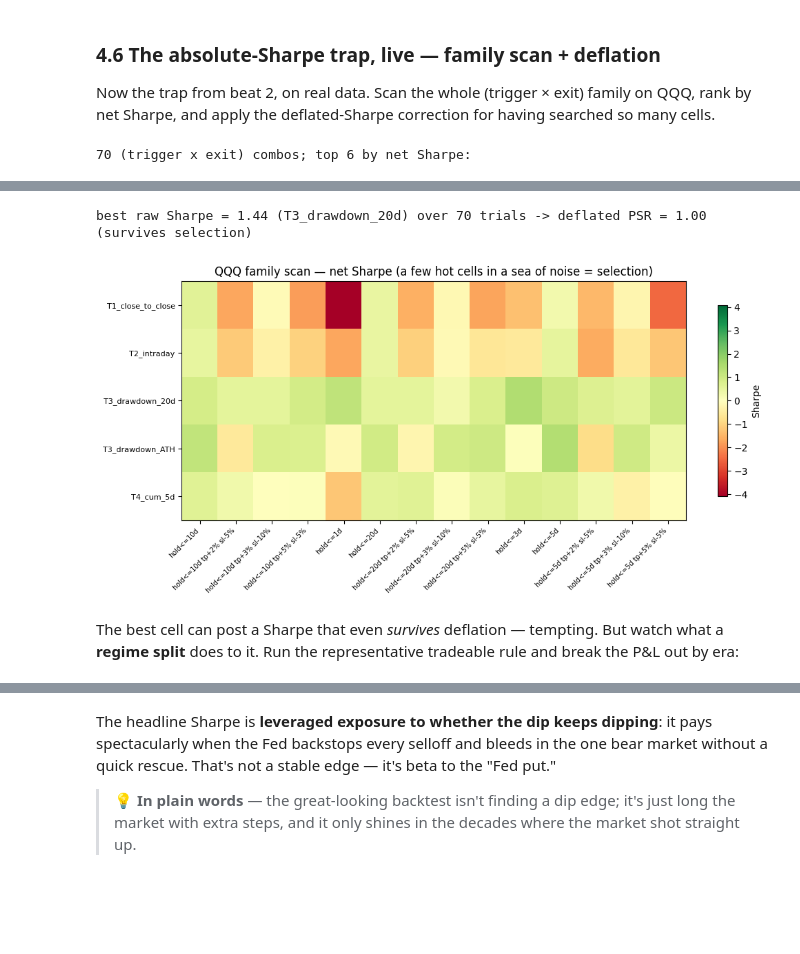
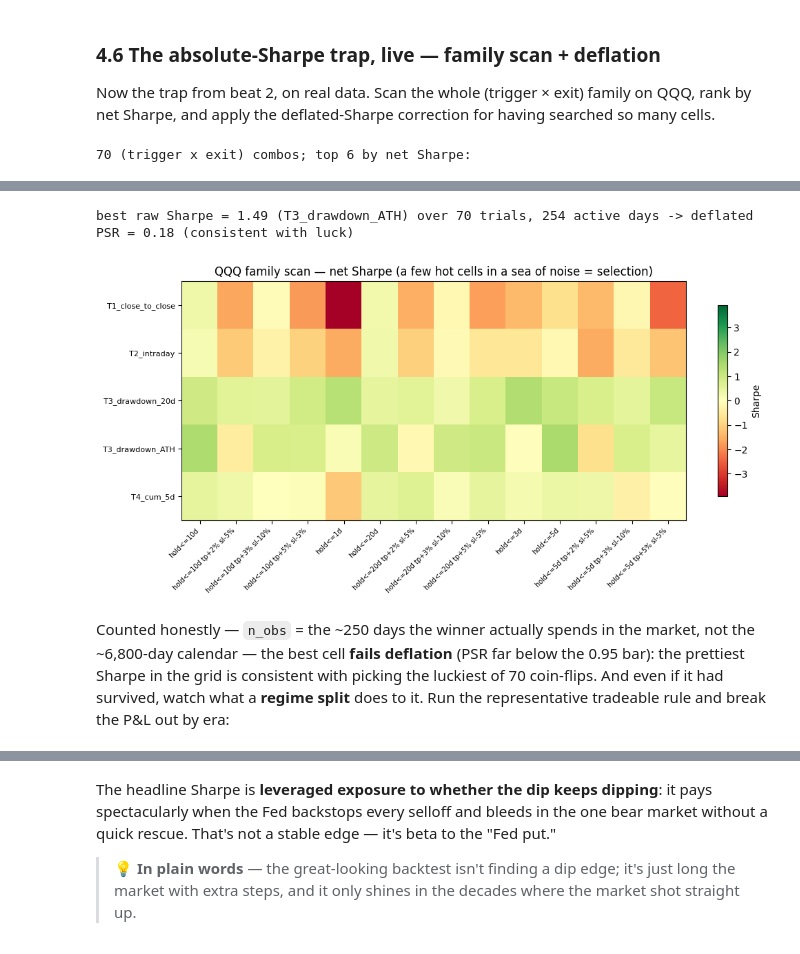
Before and after one commit to Guillain-RDCDE/Open-Alpha-Lab, a Jupyter notebook: studies/02-falling-knife/notebooks/02_for_the_quants.ipynb, the cells around one changed output, grey strips where cells are left out. Drawn from its saved outputs; the diff is of its cells as text; code cells hidden in the pictures; blank space fills up the shorter version.

Commit message:
Studies 01-03: world-indices table rebuilt on clean splits, local copies of the adjustment bug fixed, fingerprinted results docs added

```diff
--- a/studies/02-falling-knife/notebooks/02_for_the_quants.ipynb
+++ b/studies/02-falling-knife/notebooks/02_for_the_quants.ipynb
@@ -201,8 +201,12 @@ scan = backtest.family_scan(qqq, ret_qqq, sigs, exits.default_grid(), costs=back
 print(f'{len(scan)} (trigger x exit) combos; top 6 by net Sharpe:')
 display(scan.head(6).round(3))
 best = scan.iloc[0]
-dsr = robustness.deflated_sharpe(best['sharpe'], n_trials=len(scan), n_obs=len(qqq))
-print(f"best raw Sharpe = {best['sharpe']:.2f} ({best['trigger']}) over {len(scan)} trials -> "
+# n_obs = the active days behind the winning Sharpe, NOT the calendar length:
+# the strategy is flat >90% of the time, and inflating n_obs to the full sample
+# makes the deflation test trivially easy to pass.
+dsr = robustness.deflated_sharpe(best['sharpe'], n_trials=len(scan), n_obs=int(best['active_days']))
+print(f"best raw Sharpe = {best['sharpe']:.2f} ({best['trigger']}) over {len(scan)} trials, "
+      f"{int(best['active_days'])} active days -> "
       f"deflated PSR = {dsr:.2f} ({'survives selection' if dsr and dsr>0.95 else 'consistent with luck'})")
 pivot = scan.pivot(index='trigger', columns='exit', values='sharpe')
 vmax = np.nanmax(np.abs(pivot.to_numpy()))
@@ -224,7 +228,7 @@ fig.colorbar(im, ax=ax, shrink=0.8, label='Sharpe'); plt.show()
-best raw Sharpe = 1.44 (T3_drawdown_20d) over 70 trials -> deflated PSR = 1.00 (survives selection)
+best raw Sharpe = 1.49 (T3_drawdown_ATH) over 70 trials, 254 active days -> deflated PSR = 0.18 (consistent with luck)
-[figure, old version]
+[figure, new version]
 # %% [markdown]
-The best cell can post a Sharpe that even *survives* deflation — tempting. But watch what a **regime split** does to it. Run the representative tradeable rule and break the P&L out by era:
+Counted honestly — `n_obs` = the ~250 days the winner actually spends in the market, not the ~6,800-day calendar — the best cell **fails deflation** (PSR far below the 0.95 bar): the prettiest Sharpe in the grid is consistent with picking the luckiest of 70 coin-flips. And even if it had survived, watch what a **regime split** does to it. Run the representative tradeable rule and break the P&L out by era:
 # %%
 best_sig = triggers.first_crossings(sigs[best['trigger']], cooldown=20)
 res = backtest.run(qqq, best_sig, exits.ExitRule(max_hold=5), backtest.CostModel())
```
Also changed, not shown: parts of 10 cells of this notebook, 25 other files.
